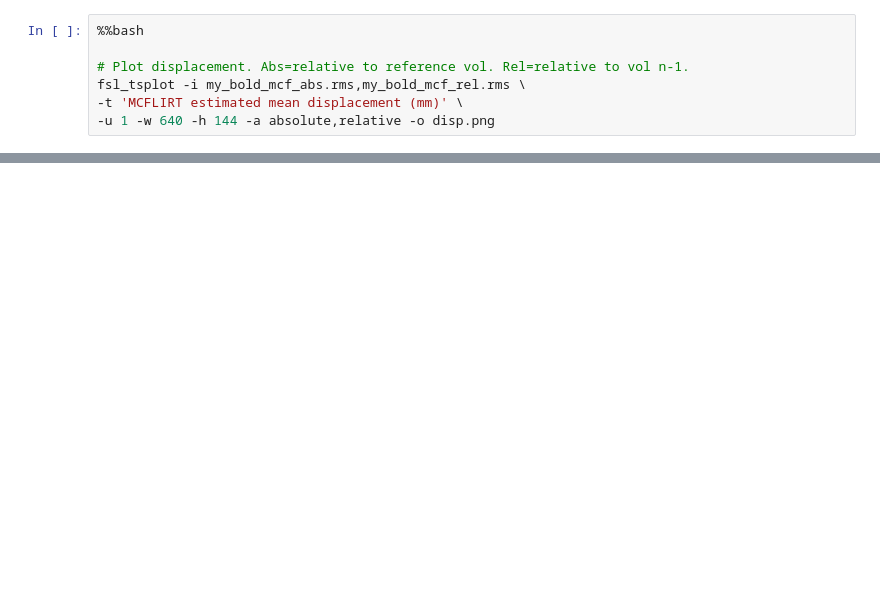
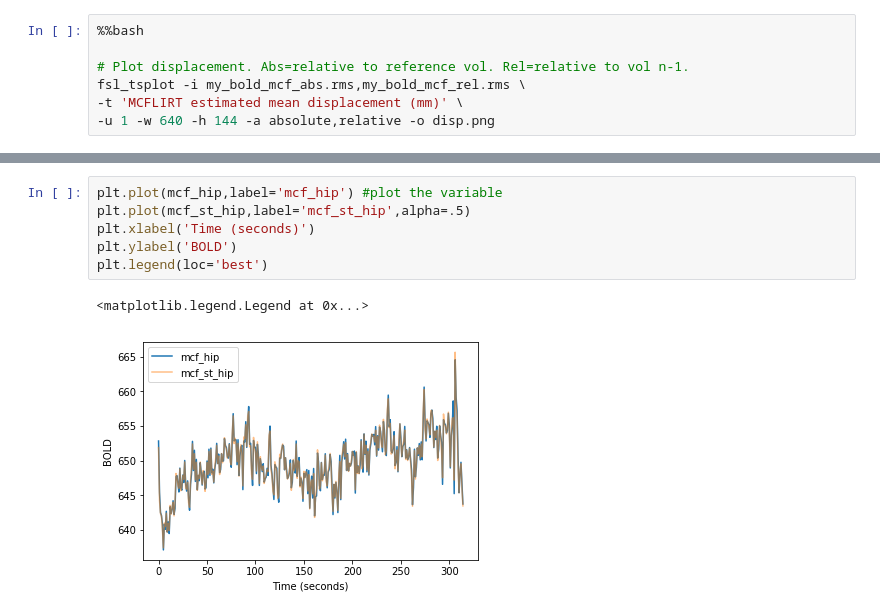
Before and after one commit to uiowa-mri-course-2018/Labs, a Jupyter notebook: 05-Lab/Motion correction and slice timing.ipynb, the cells around one changed output, grey strips where cells are left out. Cells and saved outputs as stored; diff of their text form; blank space fills up the shorter version.

```diff
--- a/05-Lab/Motion correction and slice timing.ipynb
+++ b/05-Lab/Motion correction and slice timing.ipynb
@@ -248,0 +326,9 @@ Compare to fd and dvars:
+# %%
+plt.plot(mcf_hip,label='mcf_hip') #plot the variable
+plt.plot(mcf_st_hip,label='mcf_st_hip',alpha=.5)
+plt.xlabel('Time (seconds)')
+plt.ylabel('BOLD')
+plt.legend(loc='best')
+# %% [output]
+<matplotlib.legend.Legend at 0x...>
+[figure, added]
```
Also changed, not shown: parts of 17 cells of this notebook.
